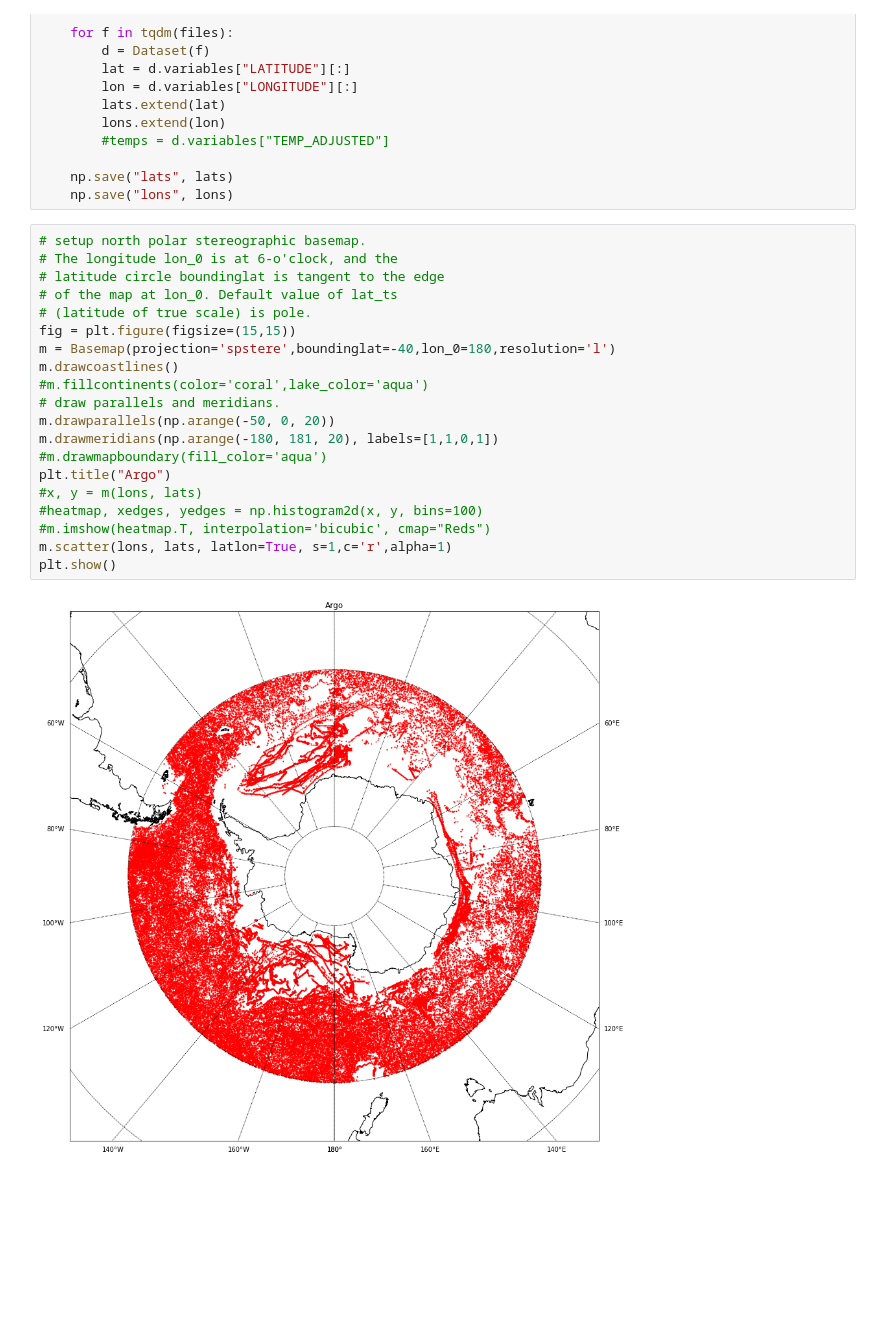
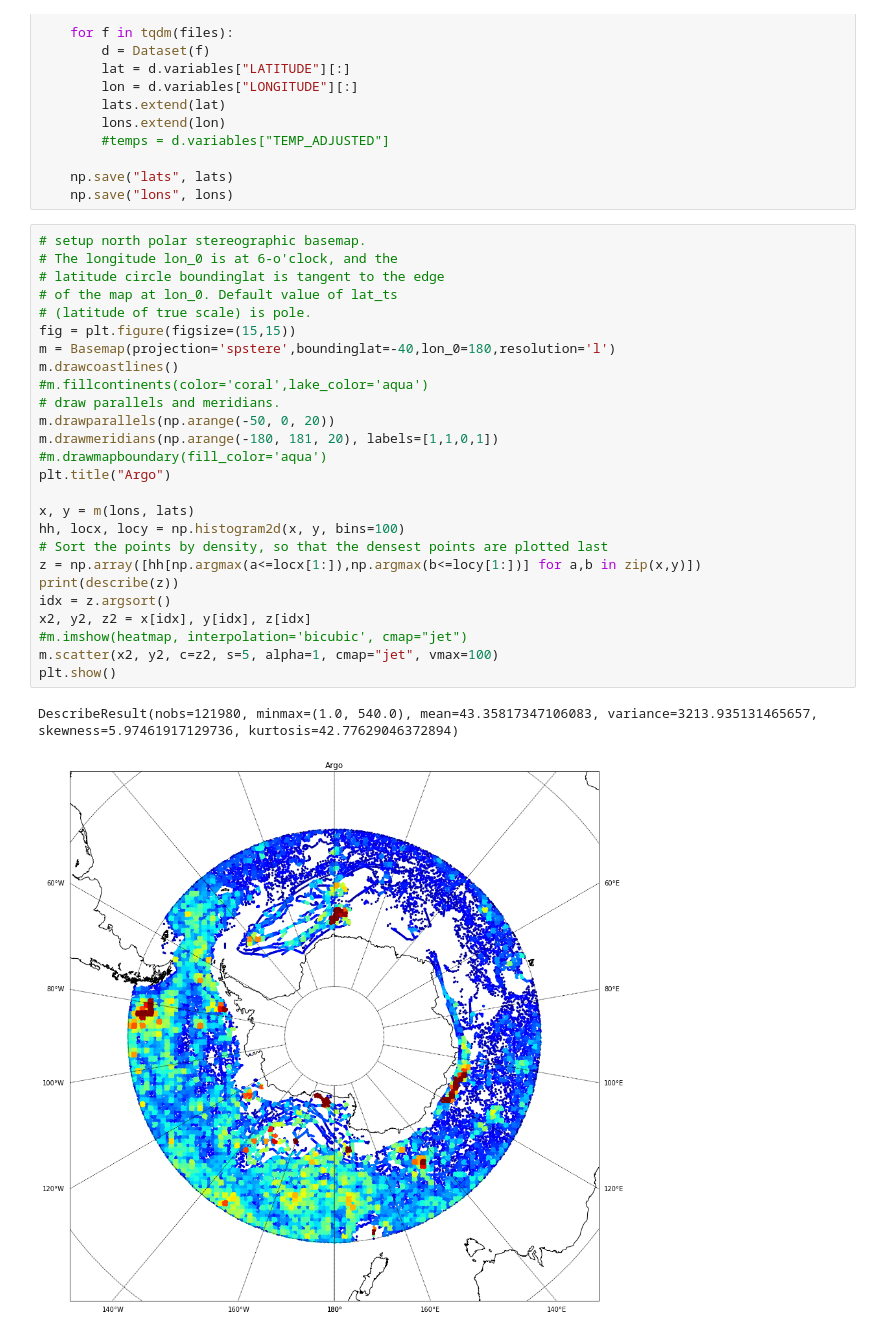
Before and after one commit to UoA-eResearch/argo, a Jupyter notebook: plot.ipynb, the cells around one changed output. Cells and saved outputs as stored; diff of their text form; blank space fills up the shorter version.

Commit message:
histogram2d coloring

```diff
--- a/plot.ipynb
+++ b/plot.ipynb
@@ -29,22 +30,29 @@ except:
 # %%
 # setup north polar stereographic basemap.
 # The longitude lon_0 is at 6-o'clock, and the
 # latitude circle boundinglat is tangent to the edge
 # of the map at lon_0. Default value of lat_ts
 # (latitude of true scale) is pole.
 fig = plt.figure(figsize=(15,15))
 m = Basemap(projection='spstere',boundinglat=-40,lon_0=180,resolution='l')
 m.drawcoastlines()
 #m.fillcontinents(color='coral',lake_color='aqua')
 # draw parallels and meridians.
 m.drawparallels(np.arange(-50, 0, 20))
 m.drawmeridians(np.arange(-180, 181, 20), labels=[1,1,0,1])
 #m.drawmapboundary(fill_color='aqua')
 plt.title("Argo")
-#x, y = m(lons, lats)
-#heatmap, xedges, yedges = np.histogram2d(x, y, bins=100)
-#m.imshow(heatmap.T, interpolation='bicubic', cmap="Reds")
-m.scatter(lons, lats, latlon=True, s=1,c='r',alpha=1)
+
+x, y = m(lons, lats)
+hh, locx, locy = np.histogram2d(x, y, bins=100)
+# Sort the points by density, so that the densest points are plotted last
+z = np.array([hh[np.argmax(a<=locx[1:]),np.argmax(b<=locy[1:])] for a,b in zip(x,y)])
+print(describe(z))
+idx = z.argsort()
+x2, y2, z2 = x[idx], y[idx], z[idx]
+#m.imshow(heatmap, interpolation='bicubic', cmap="jet")
+m.scatter(x2, y2, c=z2, s=5, alpha=1, cmap="jet", vmax=100)
 plt.show()
 # %% [output]
+DescribeResult(nobs=121980, minmax=(1.0, 540.0), mean=43.35817347106083, variance=3213.935131465657, skewness=5.97461917129736, kurtosis=42.77629046372894)
-[figure, old version]
+[figure, new version]
```
Also changed, not shown: parts of 1 cell of this notebook.
